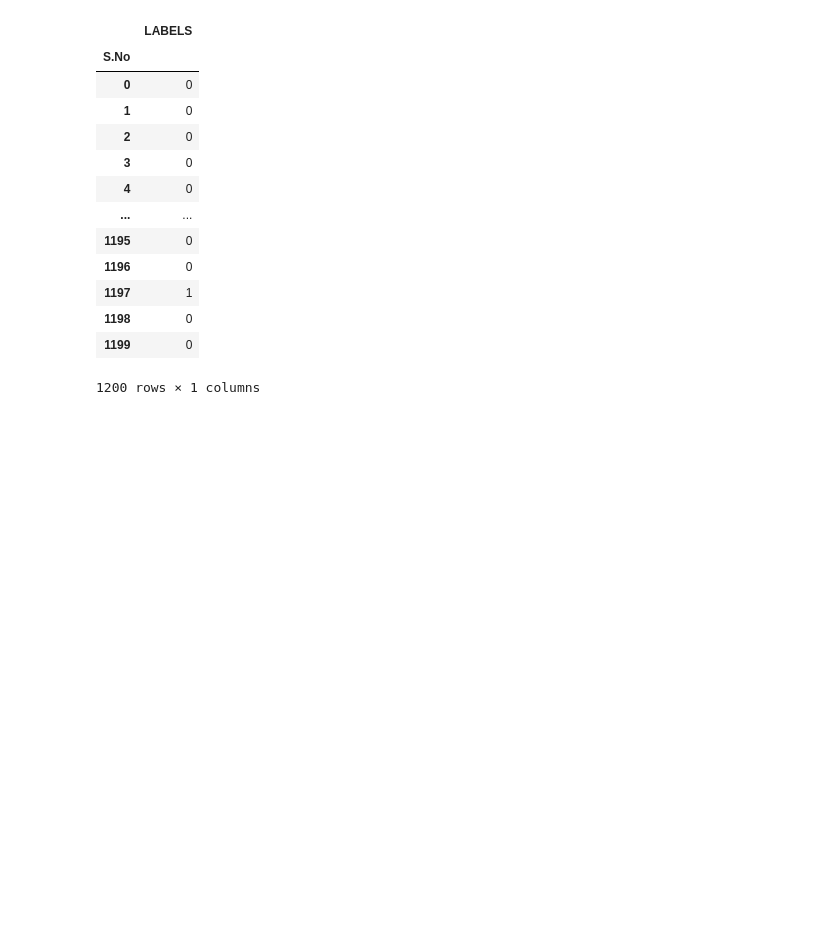
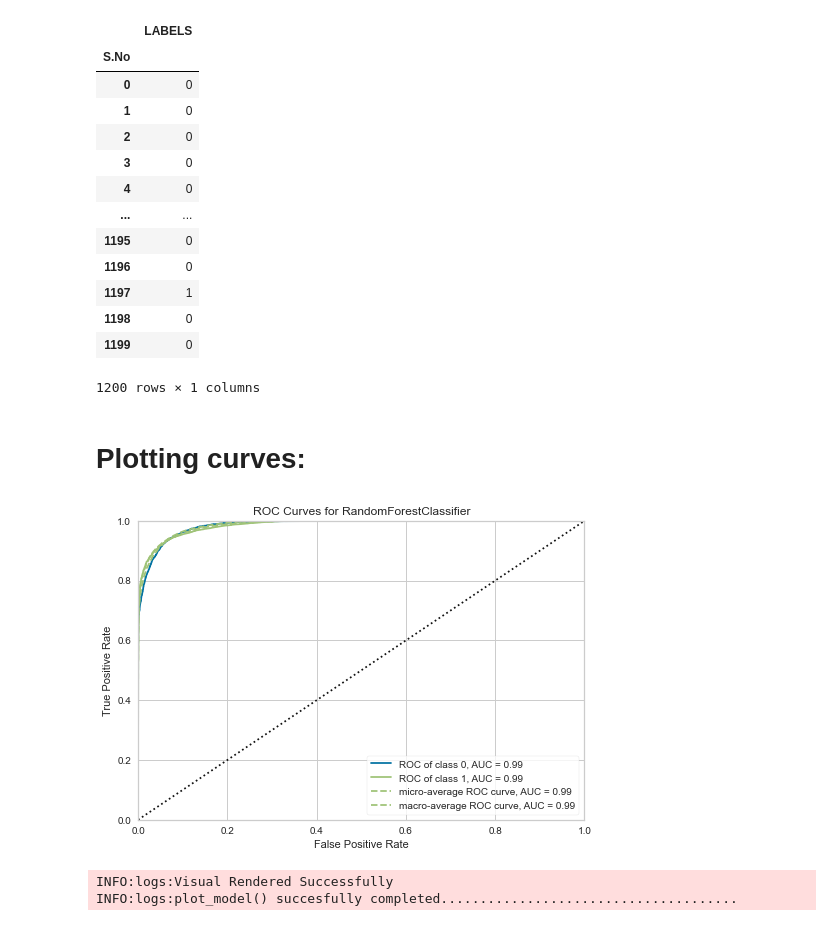
Before and after one commit to Etrama/IFT6390_Crop_Harvest, a Jupyter notebook: CropHarvest_PyCaret.ipynb, the cells around one changed output. Cells and saved outputs as stored; diff of their text form; code cells hidden in the pictures; blank space fills up the shorter version.

```diff
--- a/CropHarvest_PyCaret.ipynb
+++ b/CropHarvest_PyCaret.ipynb
@@ -723,3 +732,17 @@ predictions_tuned_rf.rename(columns={"Label": "LABELS"})
 1200 rows × 1 columns
 # %%
 predictions_tuned_rf.to_csv(r"./predictions_submit/PyCaret_tuned_RF.csv")
+# %% [markdown]
+# Plotting curves:
+# %%
+with open('./models/PyCaret_catb.pkl', 'rb') as files:
+    catb = pickle.load(files)
+# %%
+with open('./models/PyCaret_tuned_rf.pkl', 'rb') as files:
+    tuned_rf = pickle.load(files)
+# %%
+plot_model(tuned_rf, plot = 'auc')
+# %% [output]
+[figure, added]
+INFO:logs:Visual Rendered Successfully
+INFO:logs:plot_model() succesfully completed......................................
```
Also changed, not shown: parts of 8 cells of this notebook, 1 other file.
